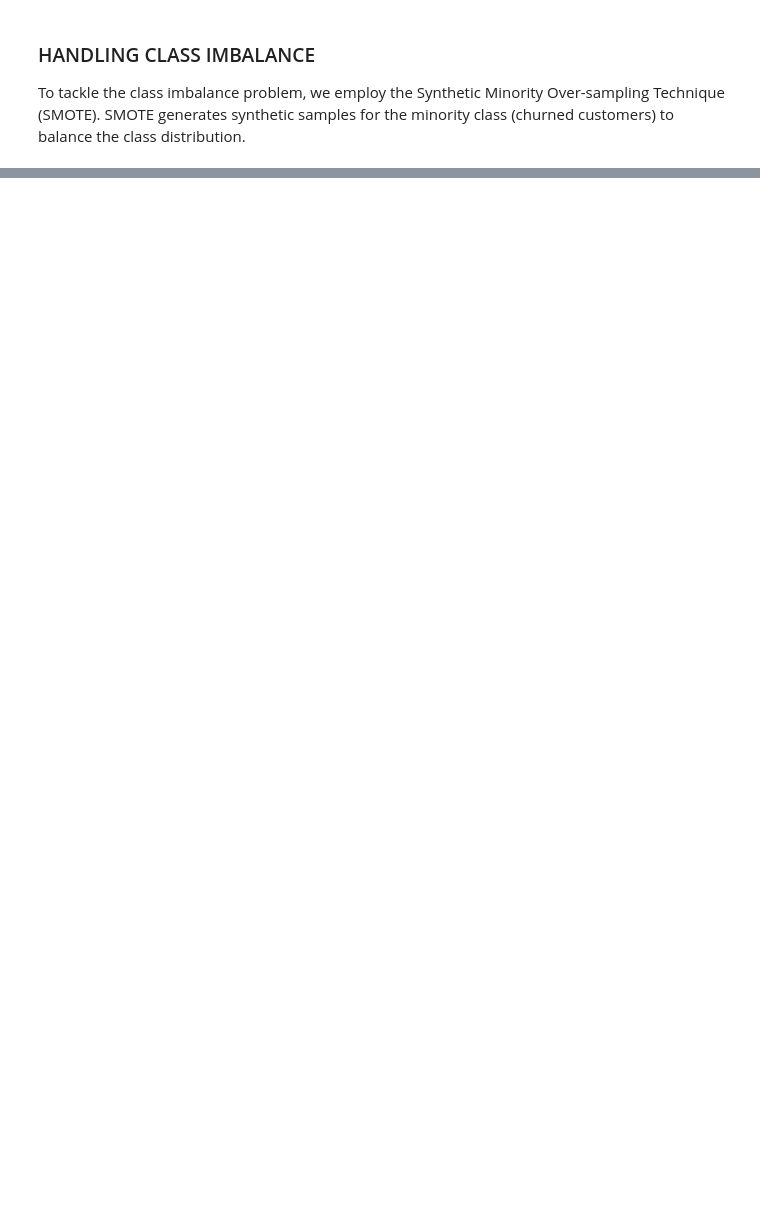
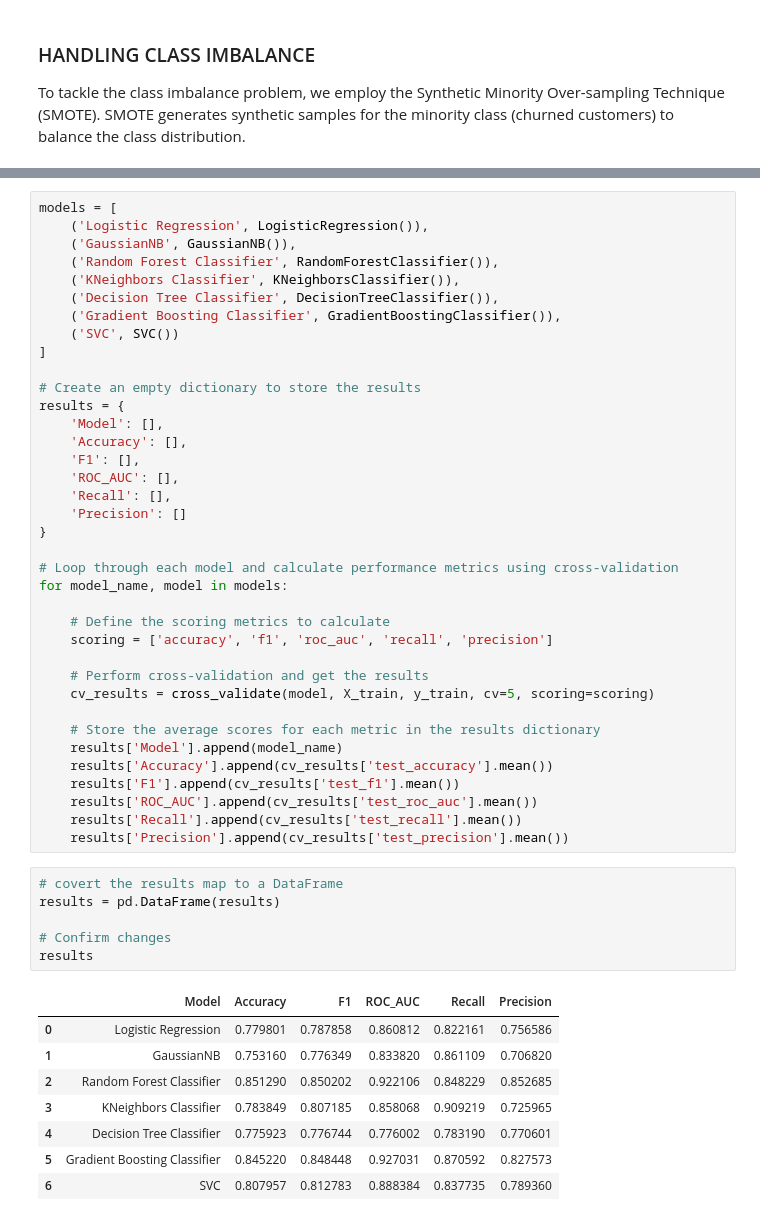
Before and after one commit to snyamson/LP2-Customer-Churn-Machine-Learning-Prediction, a Jupyter notebook: code/lp2 - customer churn classification.ipynb, the cells around one changed output, grey strips where cells are left out. Cells and saved outputs as stored; diff of their text form; blank space fills up the shorter version.

Commit message:
Completer data preparation and modeling

```diff
--- a/code/lp2 - customer churn classification.ipynb
+++ b/code/lp2 - customer churn classification.ipynb
@@ -1215,0 +1005,52 @@ results = pd.DataFrame({'model': list(set(model_names)), 'accuracy': accuracy, '
+# %%
+models = [
+    ('Logistic Regression', LogisticRegression()),
+    ('GaussianNB', GaussianNB()),
+    ('Random Forest Classifier', RandomForestClassifier()),
+    ('KNeighbors Classifier', KNeighborsClassifier()),
+    ('Decision Tree Classifier', DecisionTreeClassifier()),
+    ('Gradient Boosting Classifier', GradientBoostingClassifier()),
+    ('SVC', SVC())
+]
+
+# Create an empty dictionary to store the results
+results = {
+    'Model': [],
+    'Accuracy': [],
+    'F1': [],
+    'ROC_AUC': [],
+    'Recall': [],
+    'Precision': []
+}
+
+# Loop through each model and calculate performance metrics using cross-validation
+for model_name, model in models:
+
+    # Define the scoring metrics to calculate
+    scoring = ['accuracy', 'f1', 'roc_auc', 'recall', 'precision']
+
+    # Perform cross-validation and get the results
+    cv_results = cross_validate(model, X_train, y_train, cv=5, scoring=scoring)
+
+    # Store the average scores for each metric in the results dictionary
+    results['Model'].append(model_name)
+    results['Accuracy'].append(cv_results['test_accuracy'].mean())
+    results['F1'].append(cv_results['test_f1'].mean())
+    results['ROC_AUC'].append(cv_results['test_roc_auc'].mean())
+    results['Recall'].append(cv_results['test_recall'].mean())
+    results['Precision'].append(cv_results['test_precision'].mean())
+# %%
+# covert the results map to a DataFrame
+results = pd.DataFrame(results)
+
+# Confirm changes
+results
+# %% [output]
+|  | Model | Accuracy | F1 | ROC_AUC | Recall | Precision |
+| 0 | Logistic Regression | 0.779801 | 0.787858 | 0.860812 | 0.822161 | 0.756586 |
+| 1 | GaussianNB | 0.753160 | 0.776349 | 0.833820 | 0.861109 | 0.706820 |
+| 2 | Random Forest Classifier | 0.851290 | 0.850202 | 0.922106 | 0.848229 | 0.852685 |
+| 3 | KNeighbors Classifier | 0.783849 | 0.807185 | 0.858068 | 0.909219 | 0.725965 |
+| 4 | Decision Tree Classifier | 0.775923 | 0.776744 | 0.776002 | 0.783190 | 0.770601 |
+| 5 | Gradient Boosting Classifier | 0.845220 | 0.848448 | 0.927031 | 0.870592 | 0.827573 |
+| 6 | SVC | 0.807957 | 0.812783 | 0.888384 | 0.837735 | 0.789360 |
```
Also changed, not shown: parts of 66 cells of this notebook.
